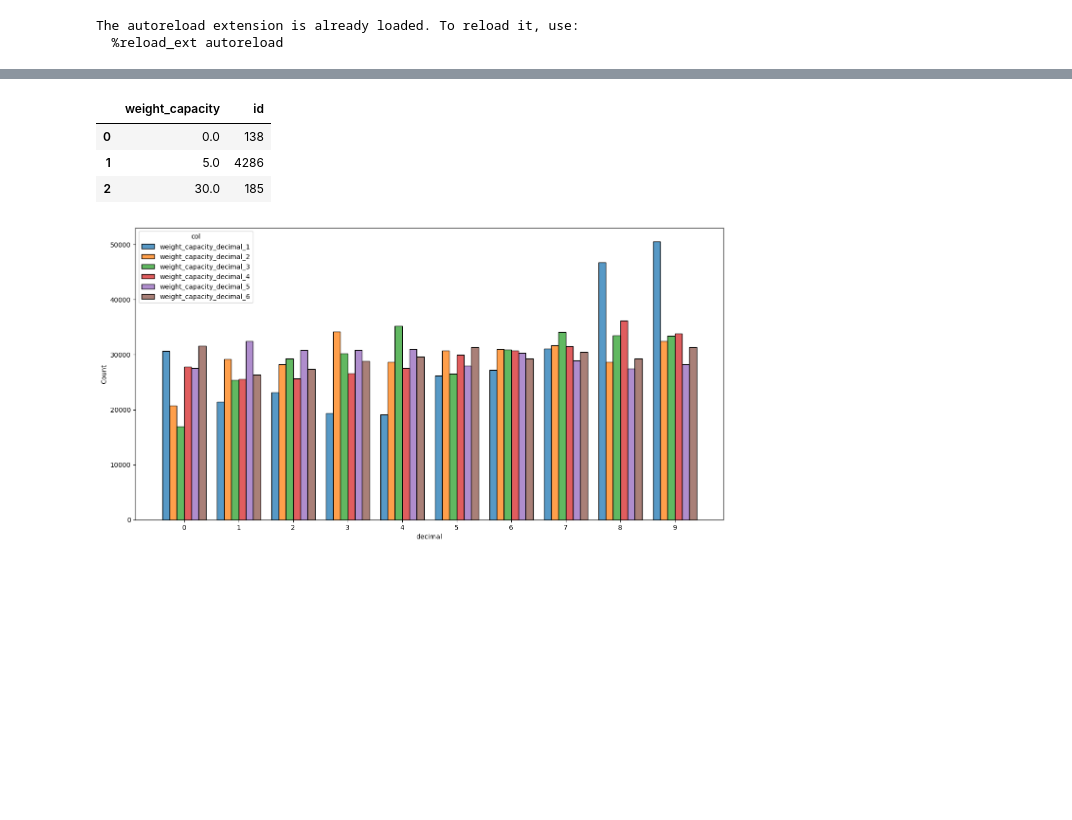
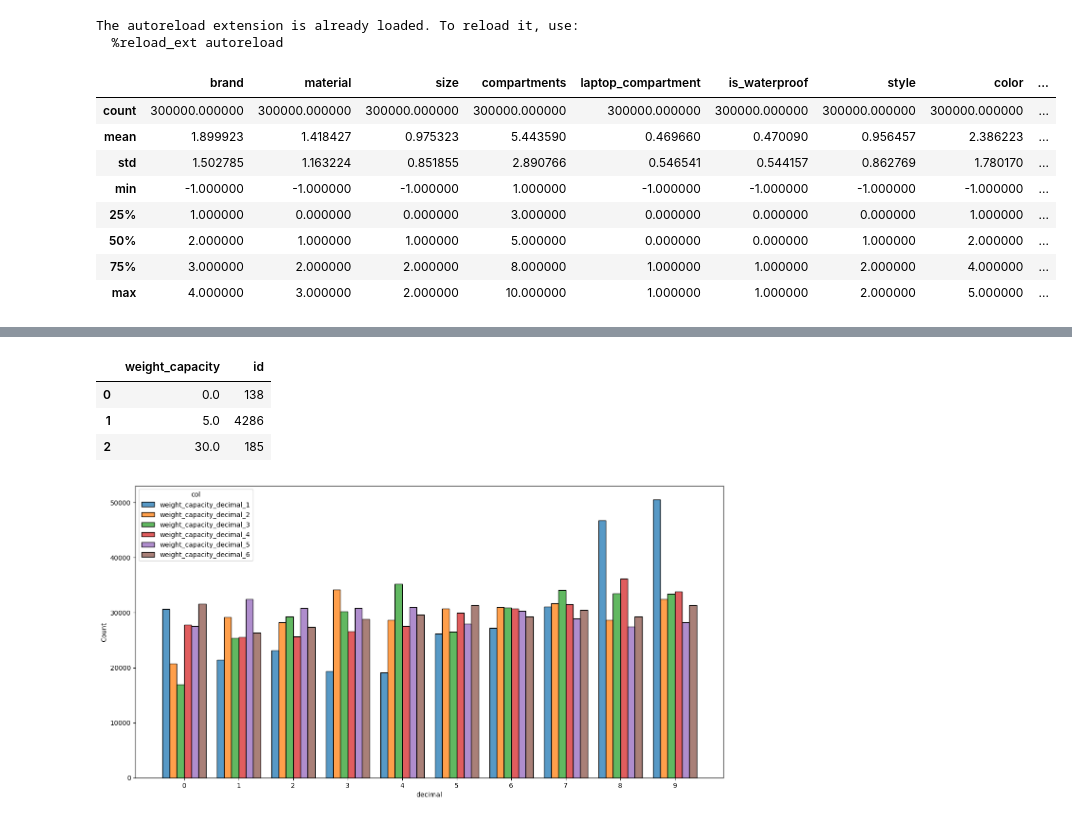
Before and after one commit to Jordanbarker/backpack-prediction-challenge, a Jupyter notebook: notebooks/01_eda_cont.ipynb, the cells around one changed output, grey strips where cells are left out. Saved outputs shown, nothing was run; the diff lists cells and outputs as text; code cells hidden in the pictures; blank space fills up the shorter version.

```diff
--- a/notebooks/01_eda_cont.ipynb
+++ b/notebooks/01_eda_cont.ipynb
@@ -86,3 +34,15 @@ test_df = prepare_data(test_df, is_train=False)
 # %% [output]
 The autoreload extension is already loaded. To reload it, use:
   %reload_ext autoreload
+# %%
+train_df.describe()
+# %% [output]
+|  | brand | material | size | compartments | laptop_compartment | is_waterproof | style | color | ... |
+| count | 300000.000000 | 300000.000000 | 300000.000000 | 300000.000000 | 300000.000000 | 300000.000000 | 300000.000000 | 300000.000000 | ... |
+| mean | 1.899923 | 1.418427 | 0.975323 | 5.443590 | 0.469660 | 0.470090 | 0.956457 | 2.386223 | ... |
+| std | 1.502785 | 1.163224 | 0.851855 | 2.890766 | 0.546541 | 0.544157 | 0.862769 | 1.780170 | ... |
+| min | -1.000000 | -1.000000 | -1.000000 | 1.000000 | -1.000000 | -1.000000 | -1.000000 | -1.000000 | ... |
+| 25% | 1.000000 | 0.000000 | 0.000000 | 3.000000 | 0.000000 | 0.000000 | 0.000000 | 1.000000 | ... |
+| 50% | 2.000000 | 1.000000 | 1.000000 | 5.000000 | 0.000000 | 0.000000 | 1.000000 | 2.000000 | ... |
+| 75% | 3.000000 | 2.000000 | 2.000000 | 8.000000 | 1.000000 | 1.000000 | 2.000000 | 4.000000 | ... |
+| max | 4.000000 | 3.000000 | 2.000000 | 10.000000 | 1.000000 | 1.000000 | 2.000000 | 5.000000 | ... |
```
Also changed, not shown: parts of 15 cells of this notebook, 1 other file.
